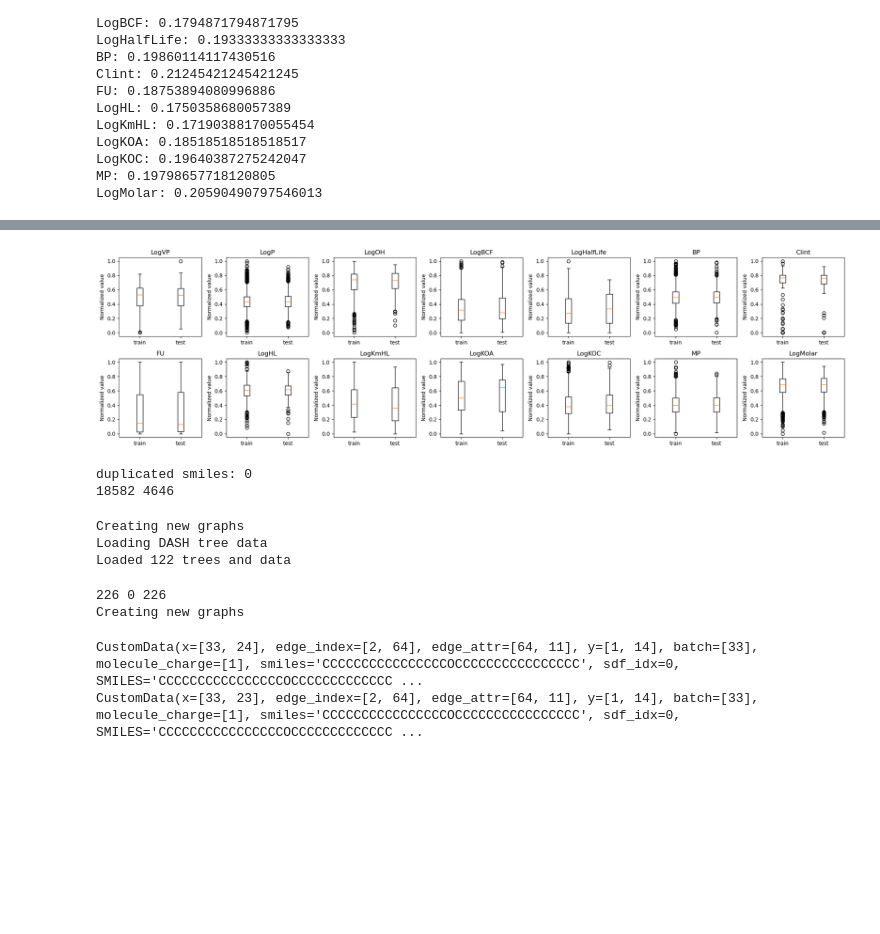
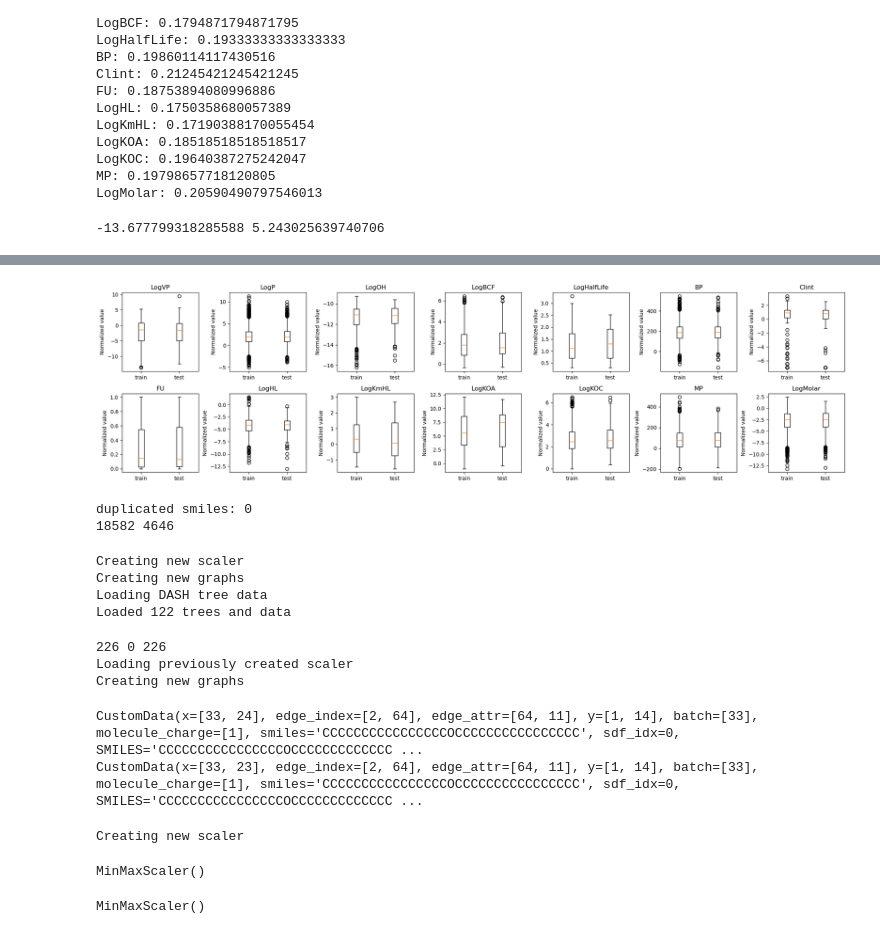
Before and after one commit to Cschiebroek/Digital_Chemistry, a Jupyter notebook: 1_Data.ipynb, the cells around one changed output, grey strips where cells are left out. Saved outputs shown, nothing was run; the diff lists cells and outputs as text; code cells hidden in the pictures; blank space fills up the shorter version.

```diff
--- a/1_Data.ipynb
+++ b/1_Data.ipynb
@@ -32,8 +22,8 @@ plot_property_histograms(df_scaled)
 # %%
 #split check: if we do a random split 80/20, do we also get a 80/20 split for each property?
-train, test = train_test_split(df_scaled, test_size=0.2, random_state=42)
-for col in df_scaled.columns[1:]:
-    print(f'{col}: {test[col].count()/df_scaled[col].count()}')
+train, test = train_test_split(df_combined, test_size=0.2, random_state=42)
+for col in df_combined.columns[1:]:
+    print(f'{col}: {test[col].count()/df_combined[col].count()}')
 # %% [output]
 LogVP: 0.19005328596802842
 LogP: 0.20147702014770202
@@ -49,7 +39,11 @@ LogKOA: 0.18518518518518517
 LogKOC: 0.19640387275242047
 MP: 0.19798657718120805
 LogMolar: 0.20590490797546013
+# %%
+print(train['LogVP'].min(), train['LogVP'].max())
+# %% [output]
+-13.677799318285588 5.243025639740706
 # %%
-compare_distributions(df_scaled, train, test)
+compare_distributions(df_combined, train, test)
 # %% [output]
 LogVP: MannwhitneyuResult(statistic=621562.0, pvalue=0.49065826932018)
@@ -64,8 +58,8 @@ LogHL: MannwhitneyuResult(statistic=34479.0, pvalue=0.7681442811616631)
 LogKmHL: MannwhitneyuResult(statistic=21793.0, pvalue=0.48381247999507615)
 LogKOA: MannwhitneyuResult(statistic=5109.0, pvalue=0.43333837685050247)
 LogKOC: MannwhitneyuResult(statistic=39823.0, pvalue=0.5222747067334923)
 MP: MannwhitneyuResult(statistic=5956131.0, pvalue=0.772989287713154)
 LogMolar: MannwhitneyuResult(statistic=2194501.0, pvalue=0.49869488644737814)
-[figure, old version]
+[figure, new version]
 # %%
 #Check if we really don't have dupliactes:
@@ -87,10 +75,12 @@ test_unscaled.to_csv('test_unscaled.csv',index=False)
 train_graphs_DASH_charge_scaled = get_graphs(train,dash_charges=True,scaled =True,save_graphs = True)
 train_graphs_noDASH_charge_scaled = get_graphs(train,dash_charges=False,scaled =True,save_graphs = True)
 # %% [output]
+Creating new scaler
 Creating new graphs
 Loading DASH tree data
 Loaded 122 trees and data
 226 0 226
+Loading previously created scaler
 Creating new graphs
 # %%
 #check
@@ -99,3 +89,23 @@ print(train_graphs_noDASH_charge_scaled[0])
 # %% [output]
 CustomData(x=[33, 24], edge_index=[2, 64], edge_attr=[64, 11], y=[1, 14], batch=[33], molecule_charge=[1], smiles='CCCCCCCCCCCCCCCCOCCCCCCCCCCCCCCCC', sdf_idx=0, SMILES='CCCCCCCCCCCCCCCCOCCCCCCCCCCCCC ...
 CustomData(x=[33, 23], edge_index=[2, 64], edge_attr=[64, 11], y=[1, 14], batch=[33], molecule_charge=[1], smiles='CCCCCCCCCCCCCCCCOCCCCCCCCCCCCCCCC', sdf_idx=0, SMILES='CCCCCCCCCCCCCCCCOCCCCCCCCCCCCC ...
+# %%
+from sklearn.preprocessing import MinMaxScaler
+scaler = MinMaxScaler()
+print('Creating new scaler')
+default_properties = ['LogVP', 'LogP', 'LogOH', 'LogBCF', 'LogHalfLife', 'BP', 'Clint', 'FU', 'LogHL', 'LogKmHL', 'LogKOA', 'LogKOC', 'MP', 'LogMolar']
+prop_list = default_properties
+train[prop_list] = scaler.fit_transform(train[prop_list])
+# %% [output]
+Creating new scaler
+# %%
+scaler
+# %% [output]
+MinMaxScaler()
+# %%
+import pickle
+pickle.dump(scaler, open('scaler.pkl', 'wb'))
+scaler = pickle.load(open('scaler.pkl', 'rb'))
+scaler
+# %% [output]
+MinMaxScaler()
```
Also changed, not shown: parts of 5 cells of this notebook, 9 other files.
